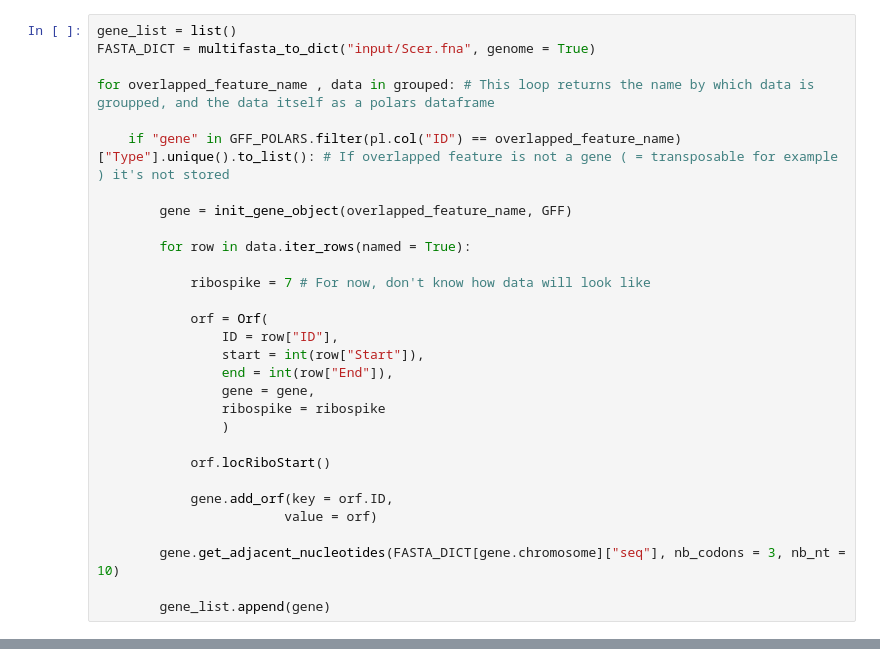
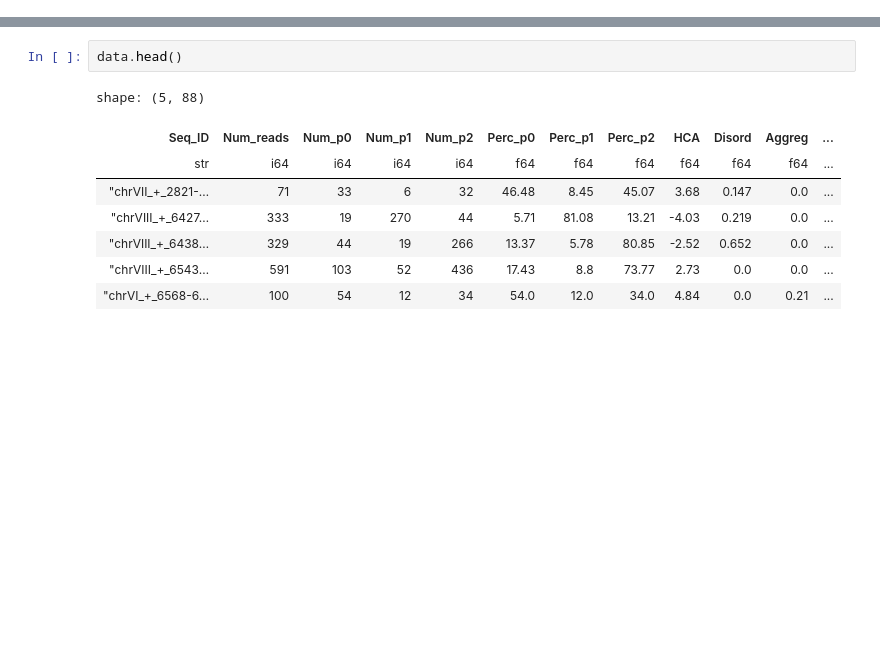
Before and after one commit to Sherman-1/MS_RareCodon, a Jupyter notebook: dev.ipynb, the cells around one changed output, grey strips where cells are left out. Saved outputs shown, nothing was run; the diff lists cells and outputs as text; blank space fills up the shorter version.

Commit message:
Pre name changing

```diff
--- a/dev.ipynb
+++ b/dev.ipynb
@@ -487,30 +0,0 @@ grouped = same_CDS_dframe.groupby("Ovp_gene")
-# %%
-gene_list = list()
-FASTA_DICT = multifasta_to_dict("input/Scer.fna", genome = True)
-
-for overlapped_feature_name , data in grouped: # This loop returns the name by which data is groupped, and the data itself as a polars dataframe
-
-    if "gene" in GFF_POLARS.filter(pl.col("ID") == overlapped_feature_name)["Type"].unique().to_list(): # If overlapped feature is not a gene ( = transposable for example ) it's not stored
-
-        gene = init_gene_object(overlapped_feature_name, GFF)
-
-        for row in data.iter_rows(named = True):
-
-            ribospike = 7 # For now, don't know how data will look like
-
-            orf = Orf(
-                ID = row["ID"],
-                start = int(row["Start"]),
-                end = int(row["End"]),
-                gene = gene,
-                ribospike = ribospike
-                )
-
-            orf.locRiboStart()
-
-            gene.add_orf(key = orf.ID,
-                        value = orf)
-
-        gene.get_adjacent_nucleotides(FASTA_DICT[gene.chromosome]["seq"], nb_codons = 3, nb_nt = 10)
-
-        gene_list.append(gene)
@@ -555,0 +24,11 @@ gene_list
+# %%
+data.head()
+# %% [output]
+shape: (5, 88)
+| Seq_ID | Num_reads | Num_p0 | Num_p1 | Num_p2 | Perc_p0 | Perc_p1 | Perc_p2 | HCA | Disord | Aggreg | ... |
+| str | i64 | i64 | i64 | i64 | f64 | f64 | f64 | f64 | f64 | f64 | ... |
+| "chrVII_+_2821-… | 71 | 33 | 6 | 32 | 46.48 | 8.45 | 45.07 | 3.68 | 0.147 | 0.0 | ... |
+| "chrVIII_+_6427… | 333 | 19 | 270 | 44 | 5.71 | 81.08 | 13.21 | -4.03 | 0.219 | 0.0 | ... |
+| "chrVIII_+_6438… | 329 | 44 | 19 | 266 | 13.37 | 5.78 | 80.85 | -2.52 | 0.652 | 0.0 | ... |
+| "chrVIII_+_6543… | 591 | 103 | 52 | 436 | 17.43 | 8.8 | 73.77 | 2.73 | 0.0 | 0.0 | ... |
+| "chrVI_+_6568-6… | 100 | 54 | 12 | 34 | 54.0 | 12.0 | 34.0 | 4.84 | 0.0 | 0.21 | ... |
```
Also changed, not shown: parts of 7 cells of this notebook, 2 other files.
